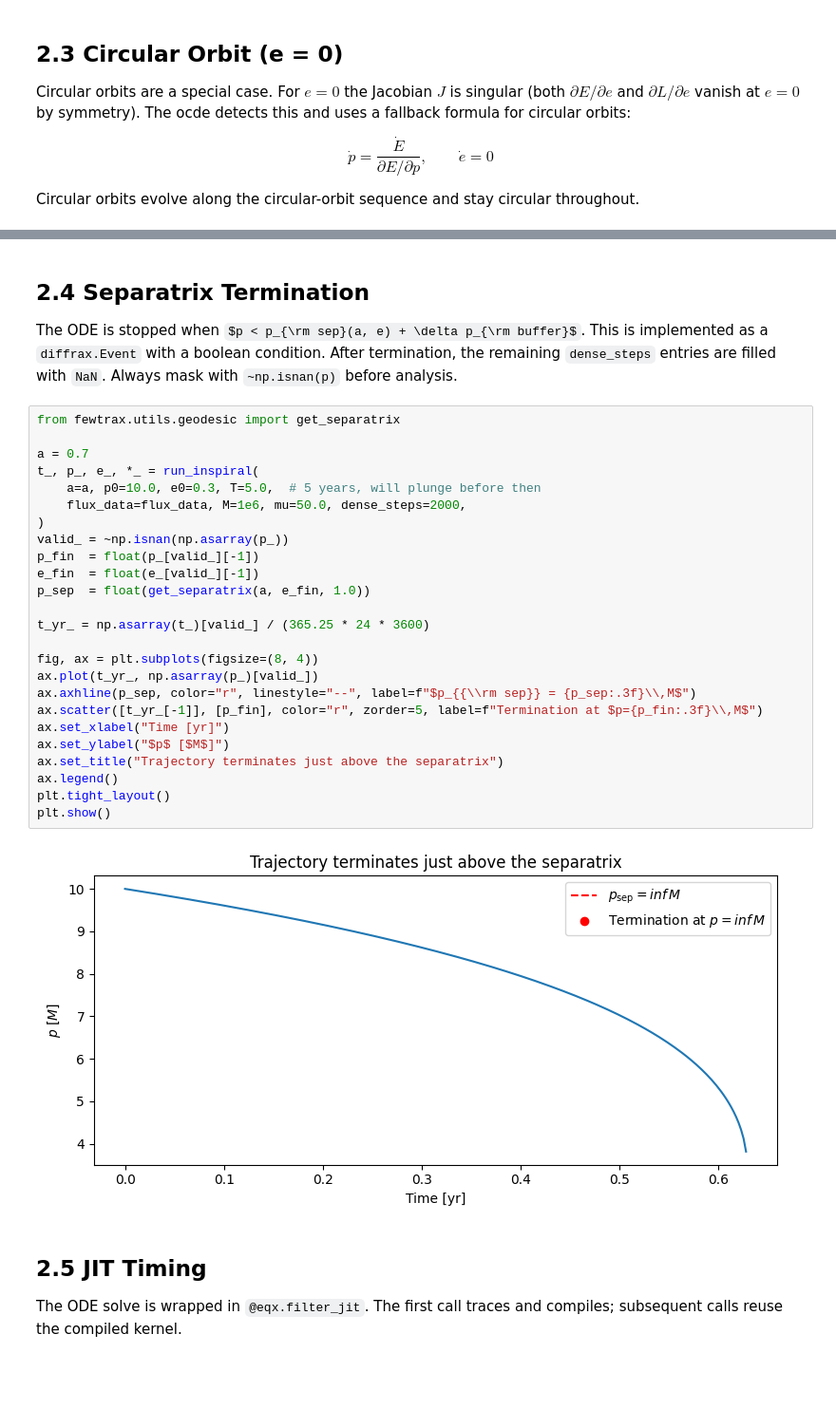
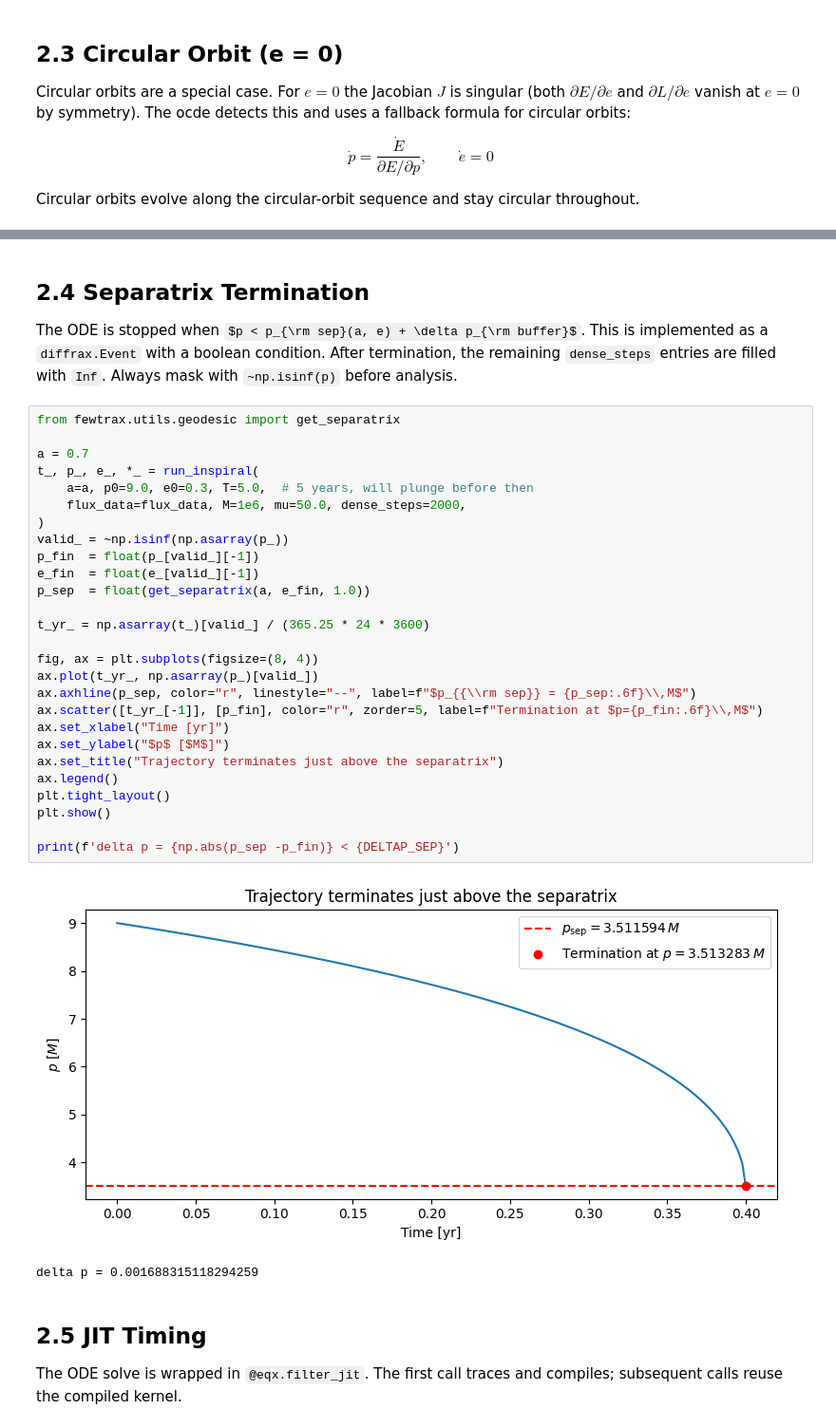
Before and after one commit to BertDepoorter/fewtrax, a Jupyter notebook: examples/02_emri_trajectory.ipynb, the cells around one changed output, grey strips where cells are left out. Shown at 95% size. Cells and saved outputs as stored; diff of their text form; some formulas as TeX source; blank space fills up the shorter version.

Commit message:
Tested changes in the stopping condition event handler and output time array

```diff
--- a/examples/02_emri_trajectory.ipynb
+++ b/examples/02_emri_trajectory.ipynb
@@ -210,34 +264,37 @@ plt.show()
 # %% [markdown]
 ## 2.4  Separatrix Termination
 
-The ODE is stopped when $p < p_{\rm sep}(a, e) + \delta p_{\rm buffer}$.  This is implemented as a `diffrax.Event` with a boolean condition.  After termination, the remaining `dense_steps` entries are filled with `NaN`.  Always mask with `~np.isnan(p)` before analysis.
+The ODE is stopped when $p < p_{\rm sep}(a, e) + \delta p_{\rm buffer}$.  This is implemented as a `diffrax.Event` with a boolean condition.  After termination, the remaining `dense_steps` entries are filled with `Inf`.  Always mask with `~np.isinf(p)` before analysis.
 # %%
 from fewtrax.utils.geodesic import get_separatrix
 
 a = 0.7
 t_, p_, e_, *_ = run_inspiral(
-    a=a, p0=10.0, e0=0.3, T=5.0,  # 5 years, will plunge before then
+    a=a, p0=9.0, e0=0.3, T=5.0,  # 5 years, will plunge before then
     flux_data=flux_data, M=1e6, mu=50.0, dense_steps=2000,
 )
-valid_ = ~np.isnan(np.asarray(p_))
+valid_ = ~np.isinf(np.asarray(p_))
 p_fin  = float(p_[valid_][-1])
 e_fin  = float(e_[valid_][-1])
 p_sep  = float(get_separatrix(a, e_fin, 1.0))
 
 t_yr_ = np.asarray(t_)[valid_] / (365.25 * 24 * 3600)
 
 fig, ax = plt.subplots(figsize=(8, 4))
 ax.plot(t_yr_, np.asarray(p_)[valid_])
-ax.axhline(p_sep, color="r", linestyle="--", label=f"$p_{{\\rm sep}} = {p_sep:.3f}\\,M$")
-ax.scatter([t_yr_[-1]], [p_fin], color="r", zorder=5, label=f"Termination at $p={p_fin:.3f}\\,M$")
+ax.axhline(p_sep, color="r", linestyle="--", label=f"$p_{{\\rm sep}} = {p_sep:.6f}\\,M$")
+ax.scatter([t_yr_[-1]], [p_fin], color="r", zorder=5, label=f"Termination at $p={p_fin:.6f}\\,M$")
 ax.set_xlabel("Time [yr]")
 ax.set_ylabel("$p$ [$M$]")
 ax.set_title("Trajectory terminates just above the separatrix")
 ax.legend()
 plt.tight_layout()
 plt.show()
+
+print(f'delta p = {np.abs(p_sep -p_fin)} < {DELTAP_SEP}')
 # %% [output]
-[figure, old version]
+[figure, new version]
+delta p = 0.001688315118294259
 # %% [markdown]
 ## 2.5  JIT Timing
 
```
Also changed, not shown: parts of 9 cells of this notebook, 1 other file.
